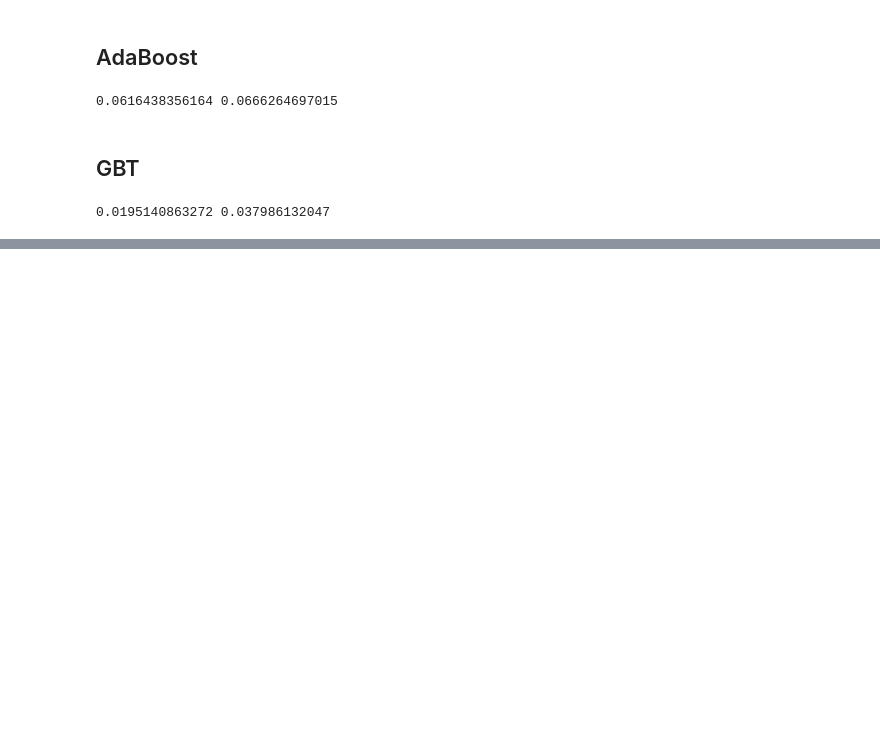
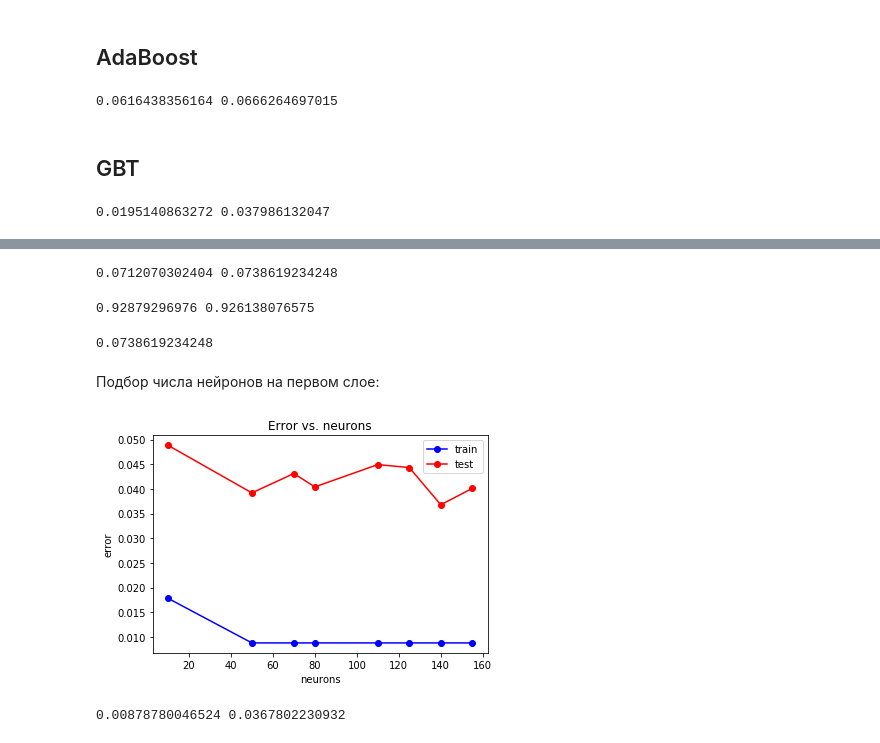
Before and after one commit to Alexandra-Pigalova/MachineLearning_Lab1, a Jupyter notebook: FWS.ipynb, the cells around one changed output, grey strips where cells are left out. Cells and saved outputs as stored; diff of their text form; code cells hidden in the pictures; blank space fills up the shorter version.

```diff
--- a/FWS.ipynb
+++ b/FWS.ipynb
@@ -454,0 +457,4 @@ print(err_train, err_test)
+# %%
+countNeurons = 125
+mlp_model = MLPClassifier(hidden_layer_sizes = (countNeurons, ),activation = 'logistic', random_state = 24)
+mlp_model.fit(X_train, y_train)
@@ -454,0 +471,3 @@ print(err_train, err_test)
+# %%
+y_train_pred = mlp_model.predict(X_train)
+y_test_pred = mlp_model.predict(X_test)
@@ -454,0 +476,43 @@ print(err_train, err_test)
+# %%
+print(np.mean(y_train != y_train_pred), np.mean(y_test != y_test_pred))
+# %% [output]
+0.0712070302404 0.0738619234248
+# %%
+print(mlp_model.score(X_train, y_train), mlp_model.score(X_test, y_test))
+# %% [output]
+0.92879296976 0.926138076575
+# %%
+print(1 - mlp_model.score(X_test, y_test))
+# %% [output]
+0.0738619234248
+# %% [markdown]
+Подбор числа нейронов на первом слое:
+# %%
+neurons_arr = [10,50,70,80,110,125,140,155]
+test_err = []
+train_err = []
+for countNeurons in neurons_arr:
+    mlp_model = MLPClassifier(hidden_layer_sizes = (countNeurons, ), solver = 'lbfgs',  activation = 'logistic', random_state = 24)
+    mlp_model.fit(X_train, y_train)
+
+    y_train_pred = mlp_model.predict(X_train)
+    y_test_pred = mlp_model.predict(X_test)
+    train_err.append(np.mean(y_train != y_train_pred))
+    test_err.append(np.mean(y_test != y_test_pred))
+# %%
+plt.plot(neurons_arr, train_err, 'b-o', label = 'train')
+plt.plot(neurons_arr, test_err, 'r-o', label = 'test')
+plt.title('Error vs. neurons')
+plt.xlabel('neurons')
+plt.ylabel('error')
+plt.legend()
+pass
+# %% [output]
+[figure, added]
+# %%
+
+min_train_err = np.min(train_err)
+min_test_err = np.min(test_err)
+print(min_train_err, min_test_err)
+# %% [output]
+0.00878780046524 0.0367802230932
```
Also changed, not shown: parts of 21 cells of this notebook.
